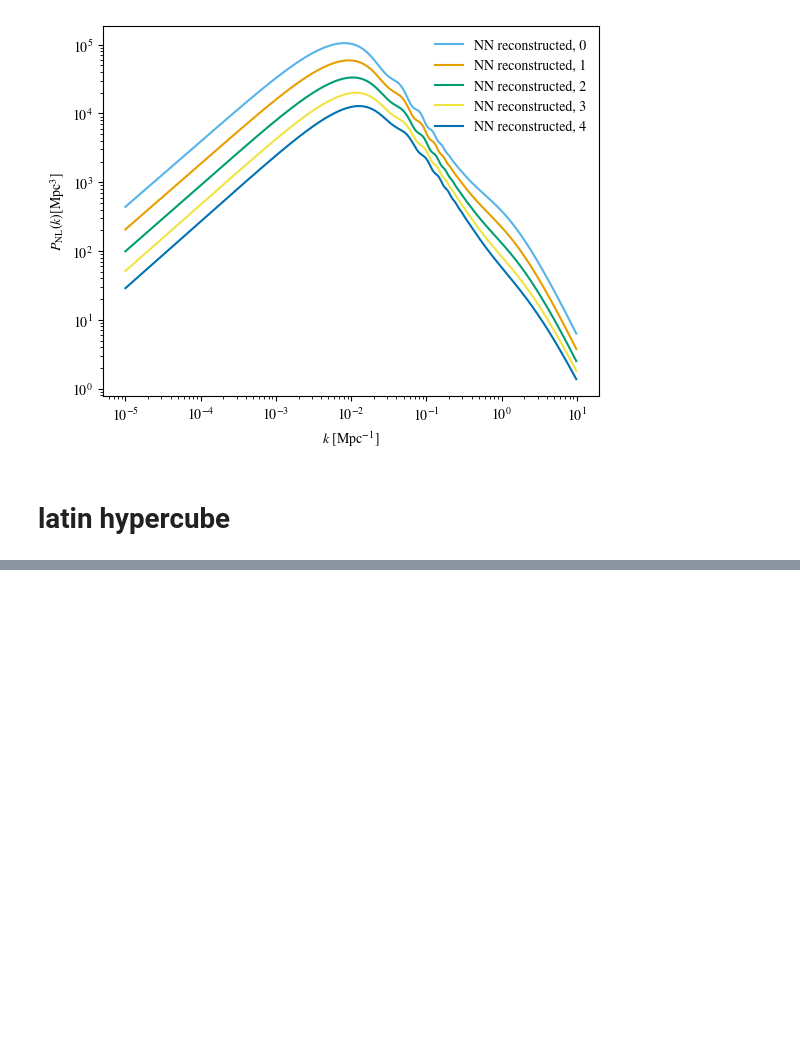
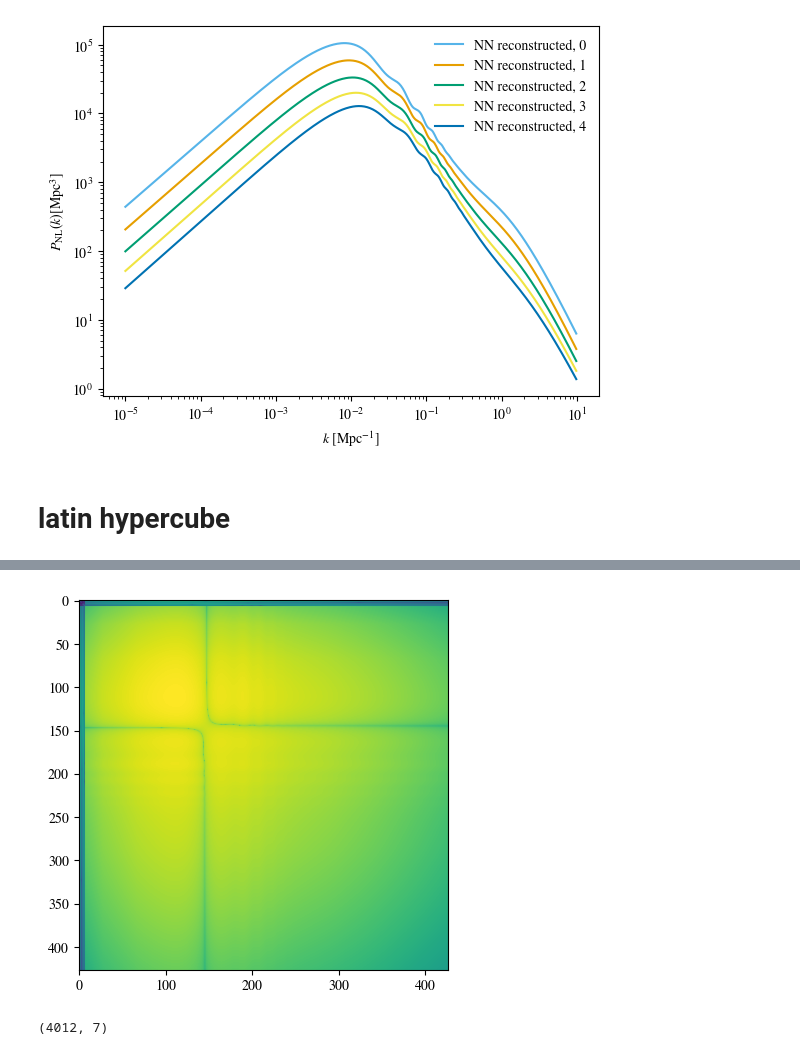
Before and after one commit to davidesciotti/AstroDat, a Jupyter notebook: power_spectrum_beth.ipynb, the cells around one changed output, grey strips where cells are left out. Cells and saved outputs as stored; diff of their text form; code cells hidden in the pictures; blank space fills up the shorter version.

```diff
--- a/power_spectrum_beth.ipynb
+++ b/power_spectrum_beth.ipynb
@@ -136,0 +149,28 @@ emulator_predictions = emulator.predict(cosmo_params_dict)
+# %%
+import scipy
+N_params=7
+
+mat=np.vstack((params_all,Pks))
+cov=np.cov(mat)
+# cov=np.cov(params_all,Pks)
+plt.imshow(np.log(abs(cov)))
+cp = cov[:N_params,:N_params]
+cd = cov[N_params:,N_params:]
+cpd = cov[:N_params,N_params:]
+
+cl = cpd.T@np.linalg.inv(cp)@cpd
+
+evals, evecs = scipy.linalg.eigh(cd, cd - cl)
+
+evals = evals[::-1][:N_params]
+evecs = evecs[:,::-1][:,:N_params]
+
+dv_LFI=np.loadtxt('predicted_mPks_2/predicted_mPks_4012samples.dat').T
+
+compressed_dv = dv_LFI@evecs
+# %% [output]
+[figure, added]
+# %%
+np.shape(compressed_dv)
+# %% [output]
+(4012, 7)
```
Also changed, not shown: parts of 9 cells of this notebook.
